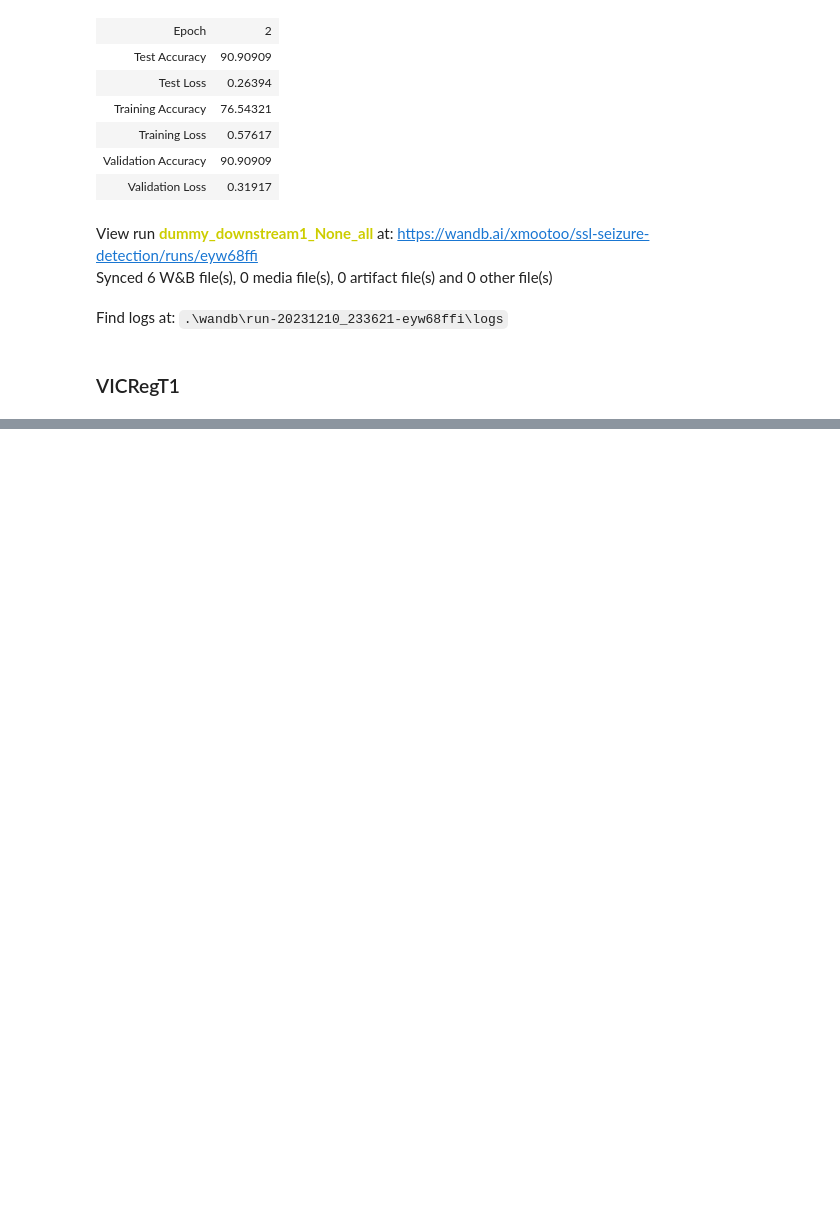
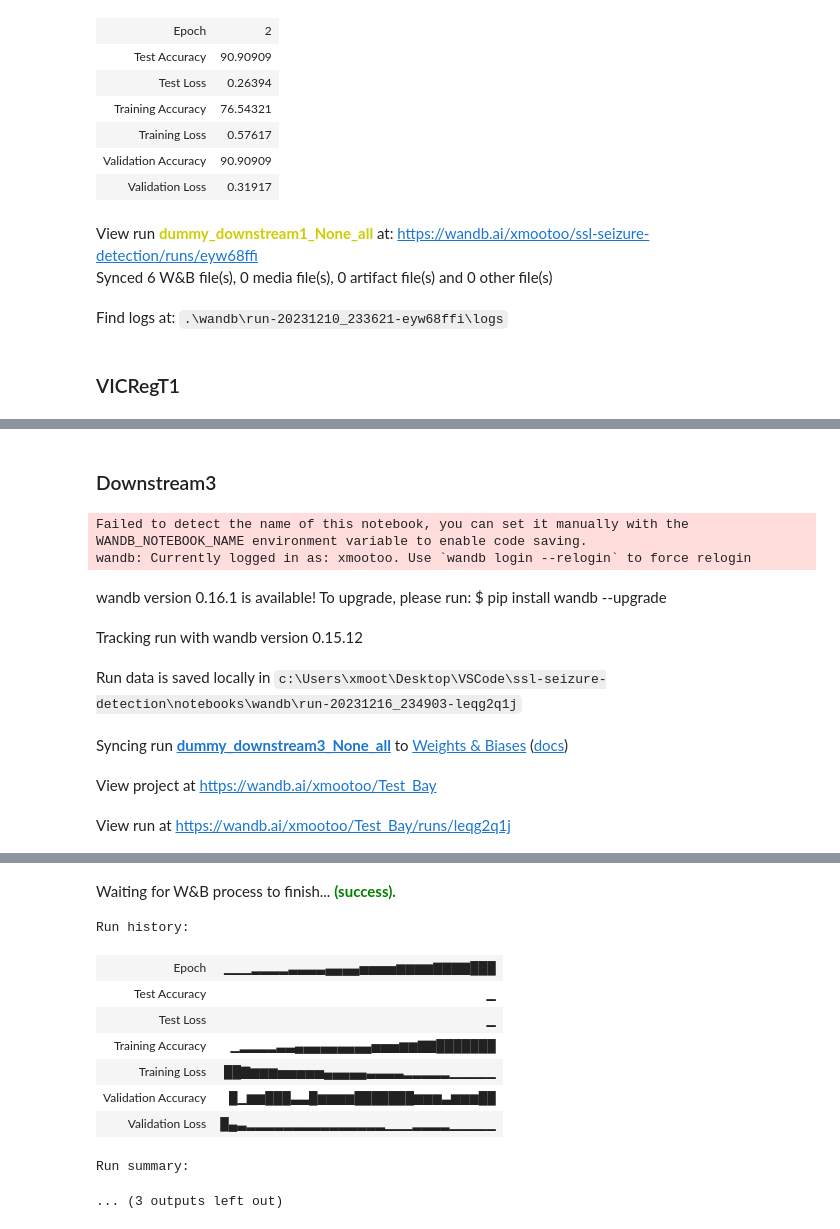
Before and after one commit to xmootoo/ssl-seizure-detection, a Jupyter notebook: notebooks/train.ipynb, the cells around one changed output, grey strips where cells are left out. Cells and saved outputs as stored; diff of their text form; code cells hidden in the pictures; blank space fills up the shorter version.

Commit message:
Implemented downstream3, modified VICRegT1 hyperparameters as the model collapsed

```diff
--- a/notebooks/train.ipynb
+++ b/notebooks/train.ipynb
@@ -410,0 +407,32 @@ train(data_path=data_path, logdir=logdir, patient_id="dummy", epochs=4, config=c
+# %% [markdown]
+### Downstream3
+# %%
+import sys
+sys.path.append('../src')
+from train import train
+
+# PC
+data_path = r"C:\Users\xmoot\Desktop\Data\ssl-seizure-detection\patient_pyg\jh101\supervised"
+logdir = r"C:\Users\xmoot\Desktop\Data\ssl-seizure-detection\patient_pyg\test"
+transfer_id = "VICRegT1"
+model_path = rf"C:\Users\xmoot\Desktop\Data\ssl-seizure-detection\patient_pyg\test\model\{transfer_id}.pth"
+model_dict_path = rf"C:\Users\xmoot\Desktop\Data\ssl-seizure-detection\patient_pyg\test\model\{transfer_id}_state_dict.pth"
+
+
+# Model parameters
+config = {"classify": "binary", "head": "linear"}
+
+train(data_path=data_path, logdir=logdir, patient_id="dummy", epochs=30, config=config, data_size=0.1, val_ratio=0.2, test_ratio=0.1,
+          batch_size=32, num_workers=4, lr=[1e-3, 0.02], weight_decay=1e-3, model_id="downstream3", timing=True,
+          classify=config["classify"], head=config["head"], dropout=False, datetime_id=None, run_type="all", requires_grad=True,
+          model_path=model_path, model_dict_path=model_dict_path, transfer_id="VICRegT1", train_ratio=None, loss_config=None,
+          project_id="Test_Bay", patience = 20, eta_min=0.002)
+# %% [output]
+Failed to detect the name of this notebook, you can set it manually with the WANDB_NOTEBOOK_NAME environment variable to enable code saving.
+wandb: Currently logged in as: xmootoo. Use `wandb login --relogin` to force relogin
+wandb version 0.16.1 is available! To upgrade, please run: $ pip install wandb --upgrade
+Tracking run with wandb version 0.15.12
+Run data is saved locally in c:\Users\xmoot\Desktop\VSCode\ssl-seizure-detection\notebooks\wandb\run-20231216_234903-leqg2q1j
+Syncing run dummy_downstream3_None_all to Weights & Biases (docs)
+View project at https://wandb.ai/xmootoo/Test_Bay
+View run at https://wandb.ai/xmootoo/Test_Bay/runs/leqg2q1j
@@ -410,0 +456,11 @@ train(data_path=data_path, logdir=logdir, patient_id="dummy", epochs=4, config=c
+Waiting for W&B process to finish... (success).
+Run history:
+| Epoch | ▁▁▁▂▂▂▂▃▃▃▃▄▄▄▄▅▅▅▅▆▆▆▆▇▇▇▇███ |
+| Test Accuracy | ▁ |
+| Test Loss | ▁ |
+| Training Accuracy | ▁▂▂▂▂▃▃▄▄▄▄▄▄▄▄▄▅▅▅▆▆▇▇███████ |
+| Training Loss | ██▇▆▆▆▅▅▅▅▅▄▄▄▄▄▃▃▃▃▂▂▂▂▂▁▁▁▁▁ |
+| Validation Accuracy | █▁▆▆███▃▃█▆▆▆▆███████▆▆▆▃▆▆▆██ |
+| Validation Loss | █▄▃▂▂▂▂▂▂▂▂▂▂▂▂▂▂▂▁▁▁▂▂▂▂▁▁▁▁▁ |
+Run summary:
+... (3 outputs left out)
```
Also changed, not shown: parts of 4 cells of this notebook, 5 other files.
